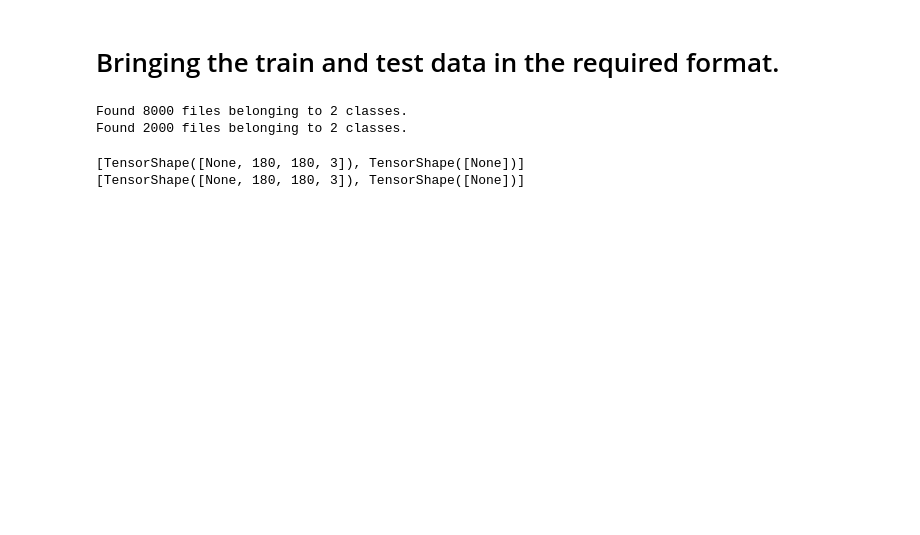
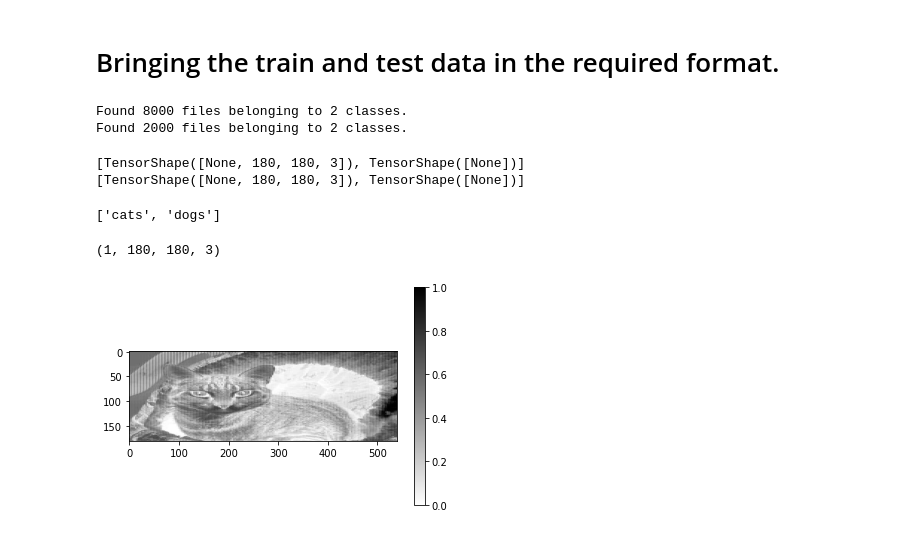
Before and after one commit to Saby049/NLPPractice, a Jupyter notebook: DLAssignment.ipynb, the cells around one changed output. Cells and saved outputs as stored; diff of their text form; code cells hidden in the pictures; blank space fills up the shorter version.

```diff
--- a/DLAssignment.ipynb
+++ b/DLAssignment.ipynb
@@ -198,7 +198,7 @@ plt.show()
 # Bringing the train and test data in the required format.
 # %%
 import tensorflow as tf
-batch_size = 32
+batch_size = 1
 img_height = 180
 img_width = 180
 train_ds = tf.keras.utils.image_dataset_from_directory(
@@ -221,3 +221,29 @@ print(test_ds._flat_shapes)
 # %% [output]
 [TensorShape([None, 180, 180, 3]), TensorShape([None])]
 [TensorShape([None, 180, 180, 3]), TensorShape([None])]
+# %%
+class_name = train_ds.class_names
+print(class_name)
+# %% [output]
+['cats', 'dogs']
+# %%
+def normalize(images, labels):
+  image = tf.cast(images,tf.float32)
+  images /= 255
+  return images, labels
+
+train_ds1 = train_ds.map(normalize)
+test_ds1 = test_ds.map(normalize)
+# %%
+for image, label in test_ds1.take(3):
+  print(image.shape)
+  break
+image = image.numpy().reshape((180,540))
+plt.figure()
+plt.imshow(image, cmap=plt.cm.binary)
+plt.colorbar()
+plt.grid(False)
+plt.show()
+# %% [output]
+(1, 180, 180, 3)
+[figure, added]
```
Also changed, not shown: parts of 17 cells of this notebook.
